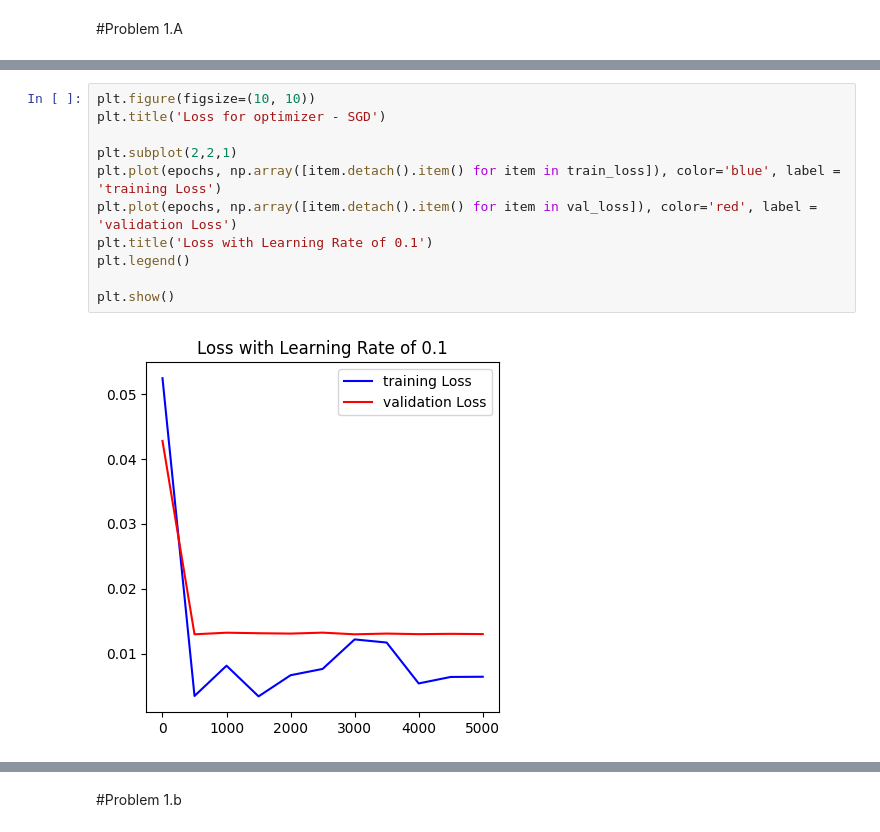
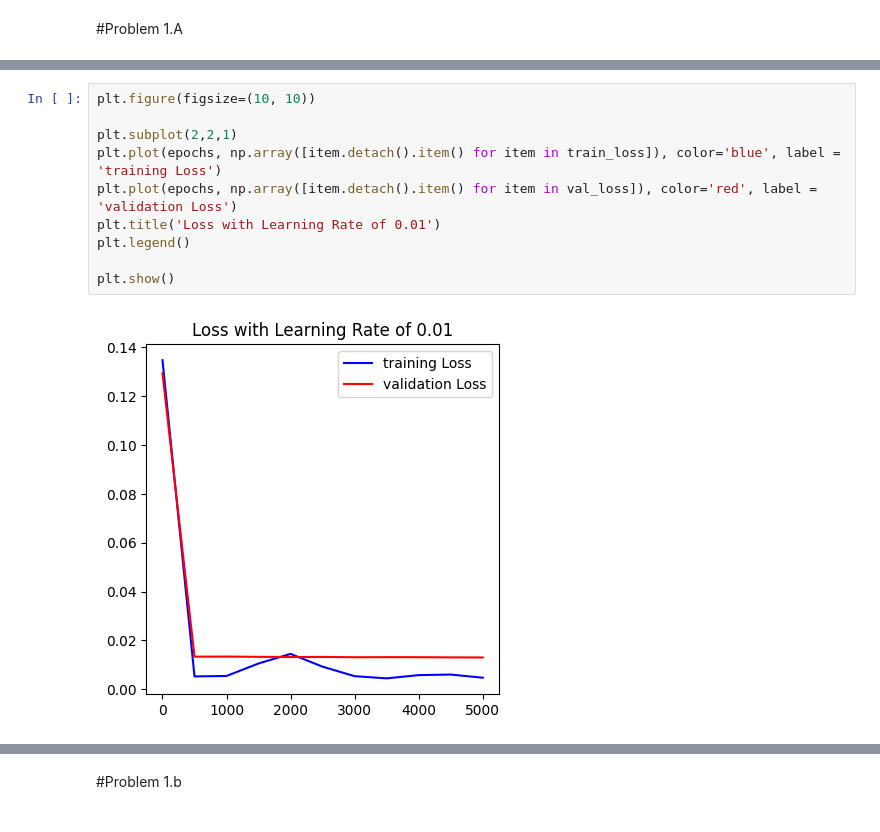
Before and after one commit to Dhanush-adk/machine_learning, a Jupyter notebook: assignment_6/assignment_6_1.ipynb, the cells around one changed output, grey strips where cells are left out. Drawn from its saved outputs; the diff is of its cells as text.

```diff
--- a/assignment_6/assignment_6_1.ipynb
+++ b/assignment_6/assignment_6_1.ipynb
@@ -186,13 +157,12 @@ time: 3.31 ms (started: 2023-11-30 21:50:19 +00:00)
 # %%
 plt.figure(figsize=(10, 10))
-plt.title('Loss for optimizer - SGD')
 
 plt.subplot(2,2,1)
 plt.plot(epochs, np.array([item.detach().item() for item in train_loss]), color='blue', label = 'training Loss')
 plt.plot(epochs, np.array([item.detach().item() for item in val_loss]), color='red', label = 'validation Loss')
-plt.title('Loss with Learning Rate of 0.1')
+plt.title('Loss with Learning Rate of 0.01')
 plt.legend()
 
 plt.show()
 # %% [output]
-[figure, old version]
+[figure, new version]
```
Also changed, not shown: parts of 24 cells of this notebook.
